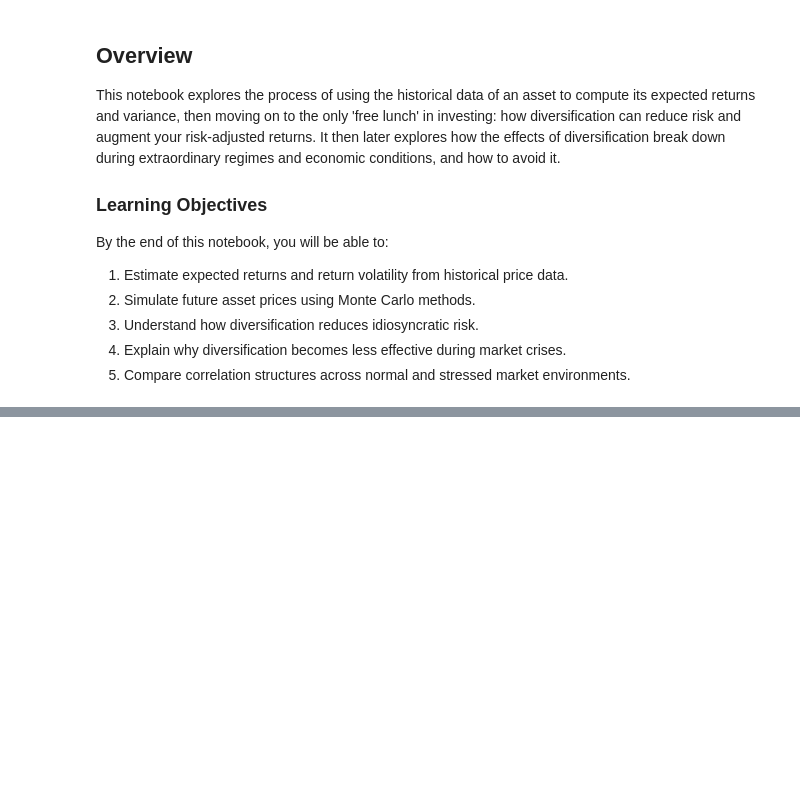
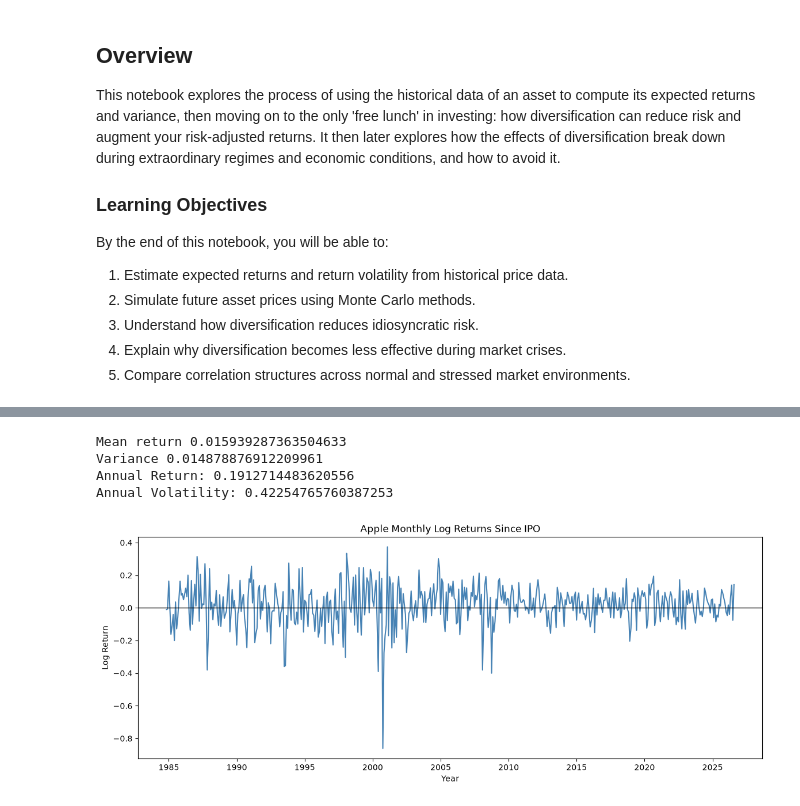
Before and after one commit to wangjubin-06/quant, a Jupyter notebook: notebooks/06_diversification_and_correlation_breakdown.ipynb, the cells around one changed output, grey strips where cells are left out. Cells and saved outputs as stored; diff of their text form; code cells hidden in the pictures; blank space fills up the shorter version.

Commit message:
Add Part 1: Historical Return Distributions in notebook

```diff
--- a/notebooks/06_diversification_and_correlation_breakdown.ipynb
+++ b/notebooks/06_diversification_and_correlation_breakdown.ipynb
@@ -25,0 +105,11 @@ This notebook explores both behaviours.
+# %%
+aapl = pd.read_csv("../data/aapl_us_m.csv")
+aapl["Date"] = pd.to_datetime(aapl["Date"])
+
+aapl = (
+    aapl
+    .set_index("Date")
+    .sort_index()
+)
+
+aapl.head()
@@ -25,0 +124,50 @@ This notebook explores both behaviours.
+# %%
+monthly_log_returns = np.log(
+    aapl["Close"] /
+    aapl["Close"].shift(1)
+).dropna()
+# monthly_log_returns = monthly_log_returns.to_frame(
+#     name="AAPL_Log_Return"
+# )
+#monthly_log_returns.head()
+# %%
+mean_return = monthly_log_returns.mean()
+variance = monthly_log_returns.var()
+volatility = monthly_log_returns.std()
+annual_return = mean_return * 12
+annual_volatility = volatility * np.sqrt(12)
+print("Mean return", mean_return, "\nVariance", variance, "\nAnnual Return:", annual_return, "\nAnnual Volatility:", annual_volatility)
+# %% [output]
+Mean return 0.015939287363504633
+Variance 0.014878876912209961
+Annual Return: 0.1912714483620556
+Annual Volatility: 0.42254765760387253
+# %%
+plt.figure(figsize=(14,5))
+
+plt.plot(
+    monthly_log_returns,
+    color="steelblue"
+)
+
+plt.axhline(
+    0,
+    color="black",
+    linewidth=1
+)
+
+plt.title(
+    "Apple Monthly Log Returns Since IPO"
+)
+
+plt.ylabel(
+    "Log Return"
+)
+
+plt.xlabel(
+    "Year"
+)
+
+plt.show()
+# %% [output]
+[figure, added]
```
Also changed, not shown: parts of 9 cells of this notebook.
